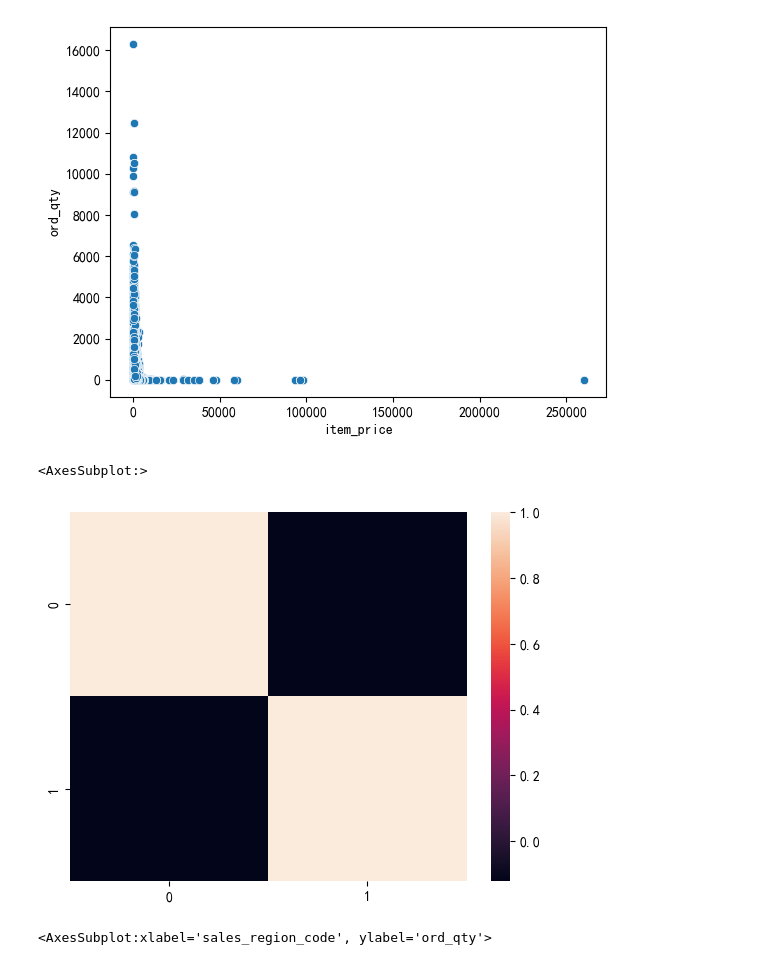
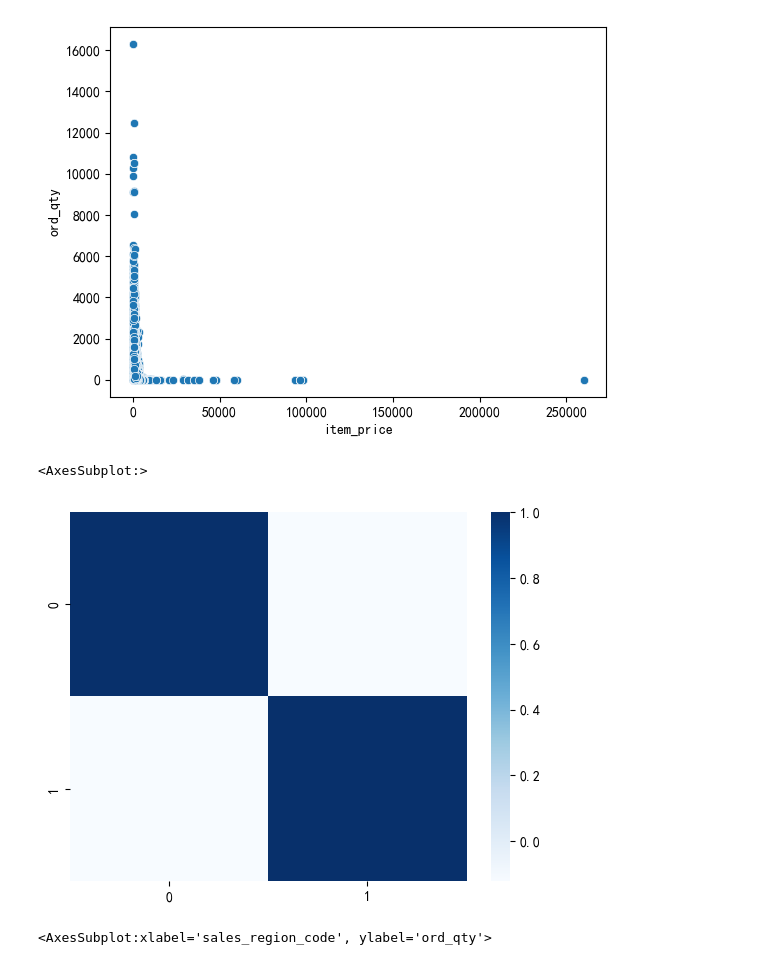
Before and after one commit to jywang616/Data-analysis-and-demand-forecasting-of-product-orders, a Jupyter notebook: Data_Anaylsis.ipynb, the cells around one changed output. Saved outputs shown, nothing was run; the diff lists cells and outputs as text; code cells hidden in the pictures.

Commit message:
complete some data visualization

```diff
--- a/Data_Anaylsis.ipynb
+++ b/Data_Anaylsis.ipynb
@@ -73,10 +158,10 @@ sns.scatterplot(x="item_price",y="ord_qty",data=dataset)
 <AxesSubplot:xlabel='item_price', ylabel='ord_qty'>
 [figure]
 # %%
-sns.heatmap(np.corrcoef(price,order))
+sns.heatmap(np.corrcoef(price,order),cmap="Blues")
 # %% [output]
 <AxesSubplot:>
-[figure, old version]
+[figure, new version]
 # %%
 #产品所在区域对需求量的影响，以及不同区域的产品需求量有何特性
 sns.violinplot(x="sales_region_code", y="ord_qty",
```
Also changed, not shown: parts of 20 cells of this notebook, 1 other file.
